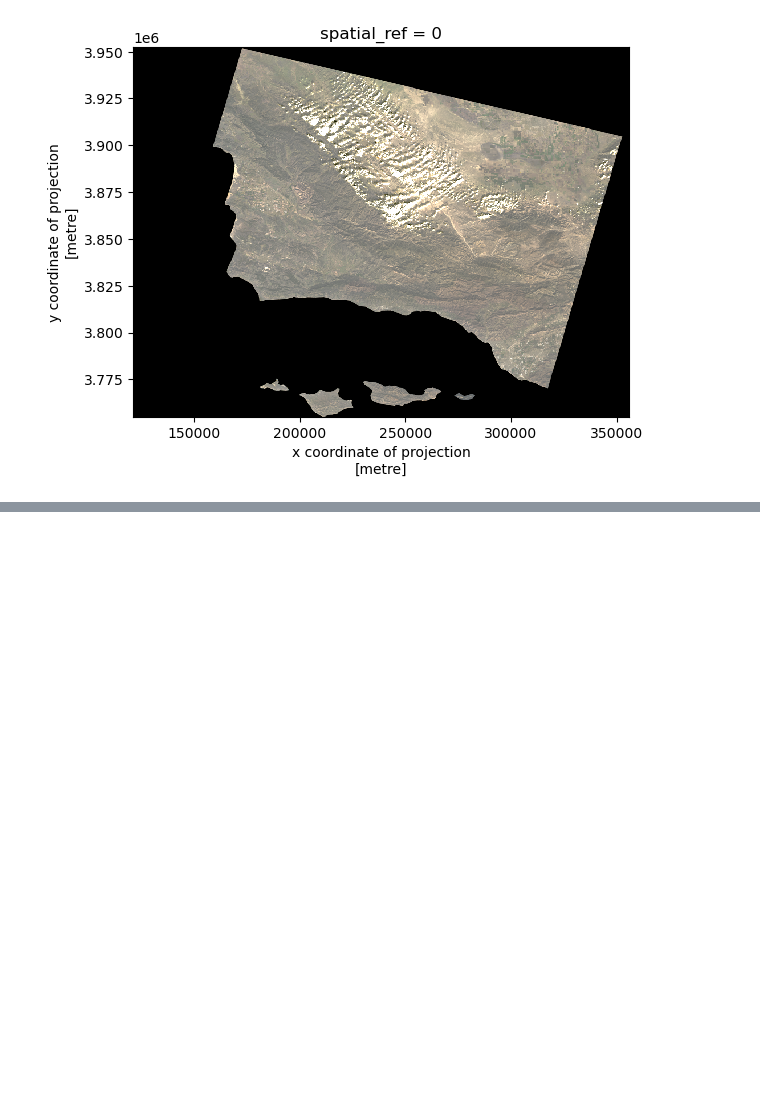
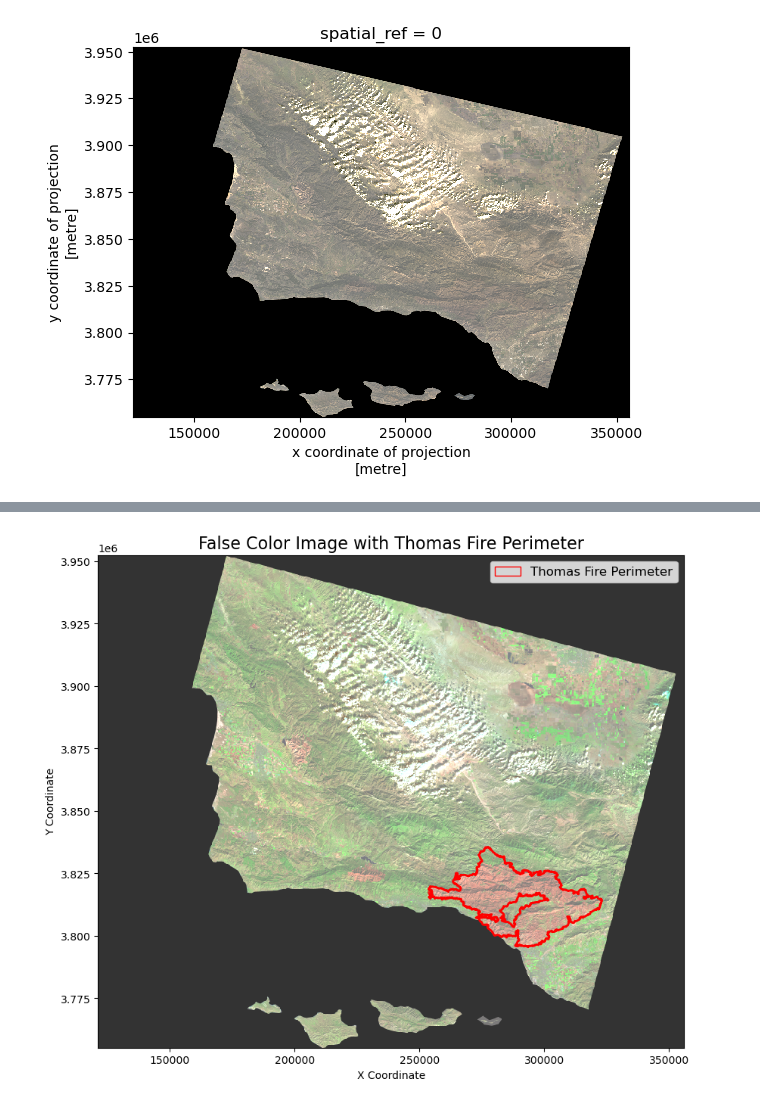
Before and after one commit to Aoverbye/eds220-hwk4, a Jupyter notebook: hwk4-task2-false-color-overbye.ipynb, the cells around one changed output, grey strips where cells are left out. Saved outputs shown, nothing was run; the diff lists cells and outputs as text; code cells hidden in the pictures; blank space fills up the shorter version.

```diff
--- a/hwk4-task2-false-color-overbye.ipynb
+++ b/hwk4-task2-false-color-overbye.ipynb
@@ -89,0 +134,25 @@ rgb_array.plot.imshow(robust=True)
+# %%
+import matplotlib.patches as mpatches
+
+# Plot False Color Image
+fig, ax = plt.subplots(figsize=(10, 10))
+false_color_image = landsat[['swir22', 'nir08', 'red']].to_array()
+false_color_image.plot.imshow(ax=ax, robust=True, alpha=0.8)
+
+# Plot Thomas Fire perimeter
+thomas_fire_shape.plot(ax=ax, edgecolor='red', facecolor='none', linewidth=2)
+
+# Create a custom legend
+fire_legend = mpatches.Patch(edgecolor='red', facecolor='none', label="Thomas Fire Perimeter")
+
+# Add legend manually
+ax.legend(handles=[fire_legend], loc="upper right", fontsize=12)
+
+# Customize the map
+ax.set_title("False Color Image with Thomas Fire Perimeter", fontsize=16)
+ax.set_xlabel("X Coordinate")
+ax.set_ylabel("Y Coordinate")
+
+plt.show()
+# %% [output]
+[figure, added]
```
Also changed, not shown: parts of 4 cells of this notebook.
